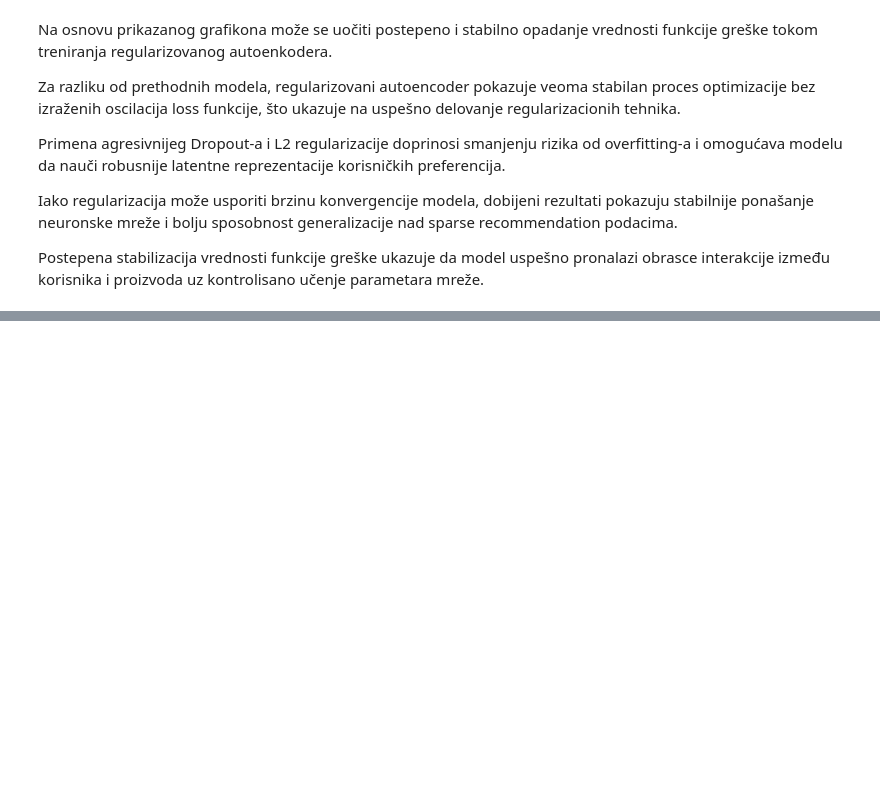
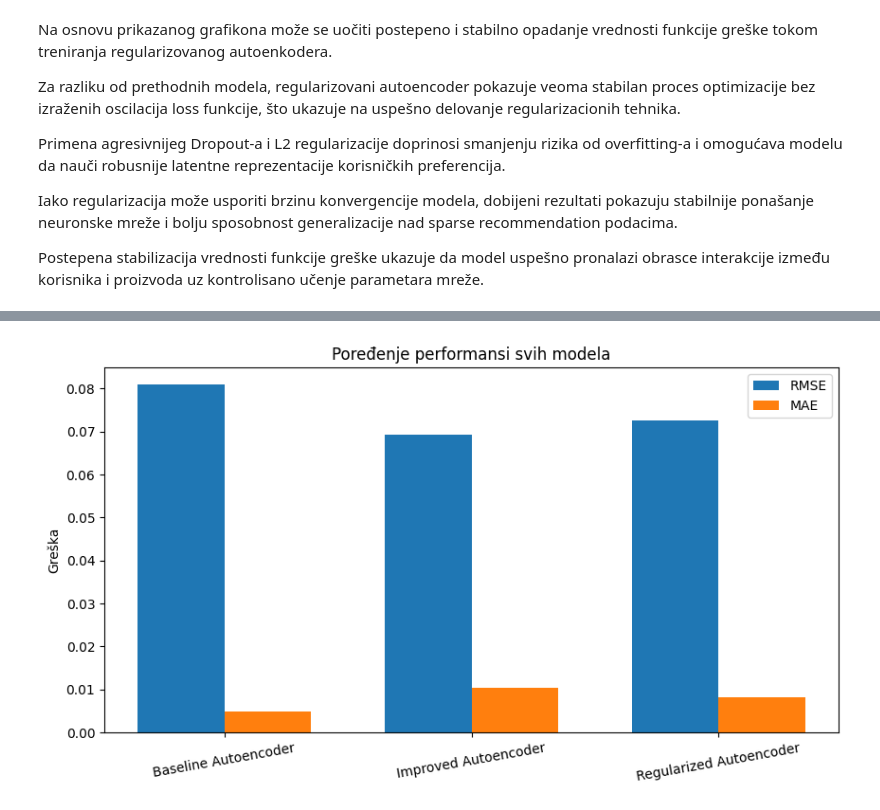
Before and after one commit to branka2004/preporuka_proizvoda_u_elektronskoj_trgovini, a Jupyter notebook: preporuka_proizvoda_autoencoder.ipynb, the cells around one changed output, grey strips where cells are left out. Cells and saved outputs as stored; diff of their text form; code cells hidden in the pictures; blank space fills up the shorter version.

```diff
--- a/preporuka_proizvoda_autoencoder.ipynb
+++ b/preporuka_proizvoda_autoencoder.ipynb
@@ -1318,0 +1347,17 @@ Postepena stabilizacija vrednosti funkcije greške ukazuje da model uspešno pro
+# %%
+# Računanje RMSE i MAE za model 3
+
+rmse_3 = np.sqrt(
+    mean_squared_error(
+        original_3.flatten(),
+        reconstructed_3.flatten()
+    )
+)
+
+mae_3 = mean_absolute_error(
+    original_3.flatten(),
+    reconstructed_3.flatten()
+)
+
+print(f"RMSE model 3: {rmse_3:.6f}")
+print(f"MAE model 3: {mae_3:.6f}")
@@ -1318,0 +1466,38 @@ Postepena stabilizacija vrednosti funkcije greške ukazuje da model uspešno pro
+# %%
+# Vizualizacija poređenja svih modela
+
+x = np.arange(3)
+
+width = 0.35
+
+fig, ax = plt.subplots(figsize=(10,5))
+
+ax.bar(
+    x - width/2,
+    all_models_metrics["RMSE"],
+    width,
+    label='RMSE'
+)
+
+ax.bar(
+    x + width/2,
+    all_models_metrics["MAE"],
+    width,
+    label='MAE'
+)
+
+ax.set_xticks(x)
+
+ax.set_xticklabels(
+    all_models_metrics["Model"],
+    rotation=10
+)
+
+ax.set_title("Poređenje performansi svih modela")
+ax.set_ylabel("Greška")
+
+ax.legend()
+
+plt.show()
+# %% [output]
+[figure, added]
```
Also changed, not shown: parts of 10 cells of this notebook.
